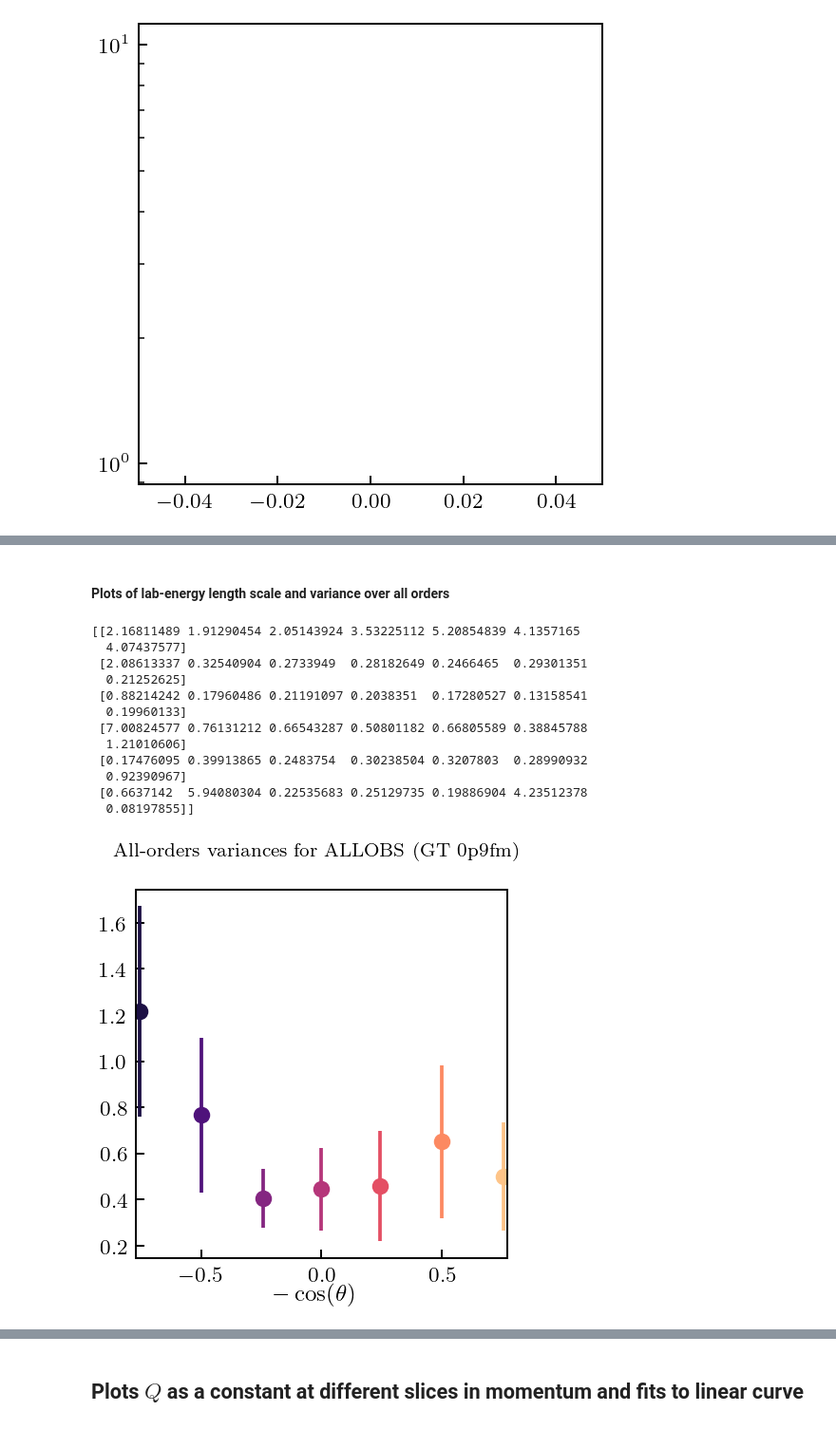
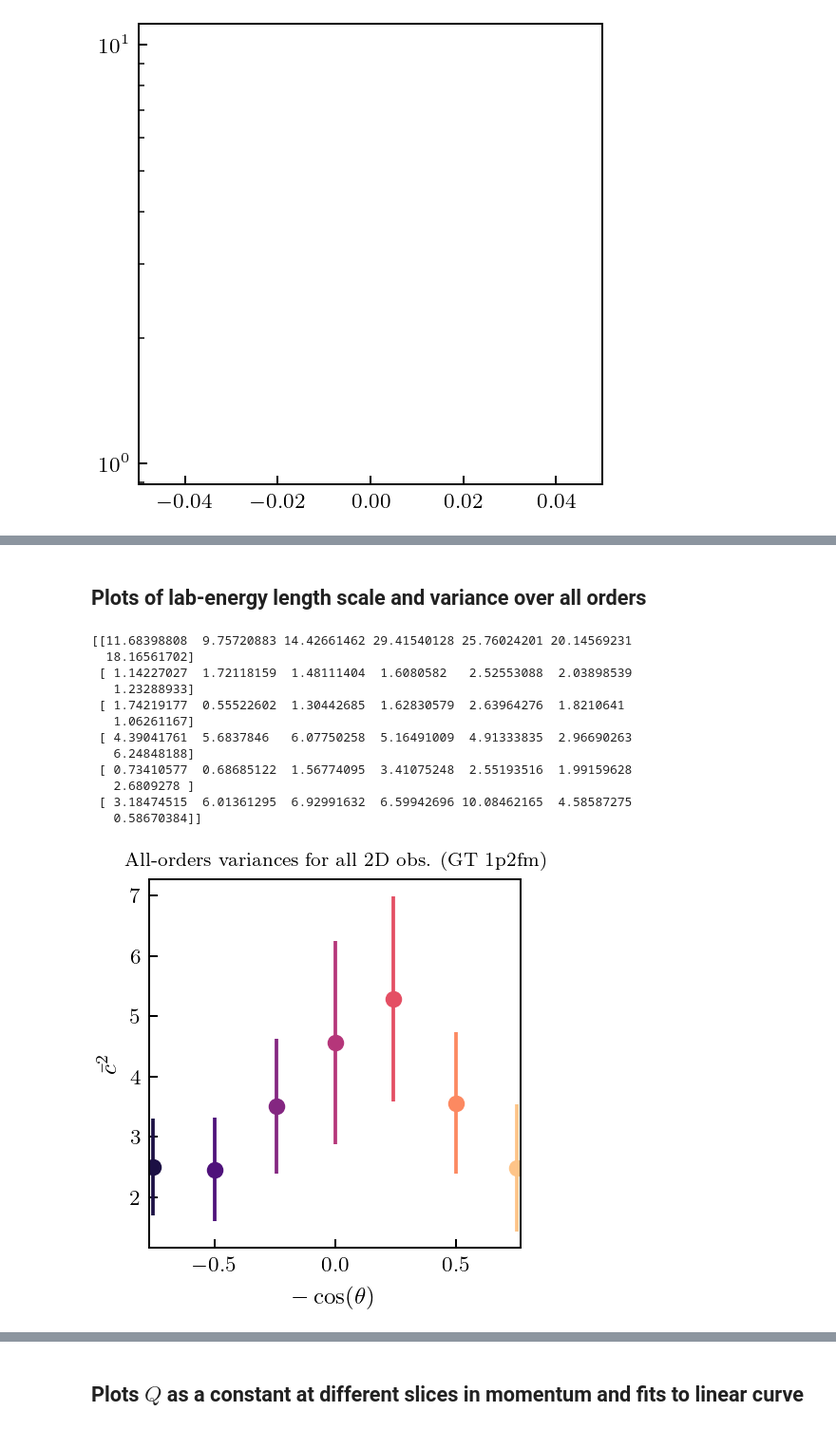
Before and after one commit to buqeye/modern_nn_potentials, a Jupyter notebook: notebooks/paper_figures_2.ipynb, the cells around one changed output, grey strips where cells are left out. Shown at 95% size. Drawn from its saved outputs; the diff is of its cells as text; code cells hidden in the pictures.

```diff
--- a/notebooks/paper_figures_2.ipynb
+++ b/notebooks/paper_figures_2.ipynb
@@ -441,5 +624,5 @@ fig_fit_sgt_ho.savefig('figures2/' + 'Lambdab_vs_meff_sgt_ho')
 #### Sets meshes and extracts coefficients from the data for a particular observable and potential
 # %%
 # sets the potential of interest
-ScaleScheme = GT0p9fm
+ScaleScheme = GT1p2fm
 # %%
@@ -1593,23 +1635,22 @@ norm_deg = mpl.colors.Normalize(vmin=np.min(degrees_input), vmax=np.max(degrees_
 # %% [markdown]
-#### Plots of lab-energy length scale and variance over all orders
+## Plots of lab-energy length scale and variance over all orders
 # %%
-def qcm_power(x, a, b):
-#     return a + b * np.sqrt(1 + x)**(6)
-    return a + b * x
-
 axs_deg_var_all_array = np.array([])
 axs_deg_var_all_stddev_array = np.array([])
 
 # obs_var_name_array_name = obs_data_name
 # obs_var_name_array = [obs_var_name_array_name]
+# obs_var_label_array = [obs_data_label]
 obs_var_name_array_name = "ALLOBS"
 obs_var_name_array = ["DSG", "D", "AXX", "AYY", "A", "AY"]
+obs_var_label_array = ["all 2D obs."]
 
 # create figure with n_orders subplots
 fig_deg_var_all, axs_deg_var_all = plt.subplots(1, 1, sharex = True, sharey=True,
                                                 figsize=(2.8, 2.8))
-fig_deg_var_all.supxlabel(degrees_label, size = 10)
-fig_deg_var_all.suptitle('All-orders variances for ' + obs_var_name_array_name + " (" +
+axs_deg_var_all.set_xlabel(degrees_label, size = 10)
+axs_deg_var_all.set_ylabel(r"$\bar{c}^{2}$", size = 10)
+axs_deg_var_all.set_title('All-orders variances for ' + obs_var_label_array[0] + " (" +
              ScaleScheme.potential_string + " " + ScaleScheme.cutoff_string + ")", size = 8)
 # axs_deg_var_all.semilogx()
 # axs_deg_var_all.semilogy()
@@ -1647,81 +1688,56 @@ for ovna_idx, ovna in enumerate(obs_var_name_array):
             n_restarts_optimizer=100,
             random_state=None,
             sd=None)
+        # fits the GP
         gp.fit(X_train_tlab,
                np.reshape(coeffs_surfaces_ovna[:, :, np.isin(degrees_input, d)].T,
                          (len(t_lab),
                          np.shape(coeffs_surfaces_ovna)[0]))[np.isin(t_lab_input, X_train_tlab), :])
-    #     ls_fit = np.exp(gp.kernel_.theta)
-    #     axs_deg_ls_all.scatter(d,
-    #                 ls_fit,
-    #                 c = mpl.cm.ScalarMappable(norm=norm_deg, cmap=cmap_deg).to_rgba(d))
 
+        # extracts the variance and assesses its error bars as scaled-inverse-chi-squared-distributed
         pred, std = gp.predict(X_tlab, return_std=True)
         underlying_std = gp.cov_factor_
         stddev_underlying_std = underlying_std * np.sqrt(2 / (gp.df_ - 4))
-    #     axs_deg_var_all.scatter(d,
-    #                 underlying_std,
-    #                 c = mpl.cm.ScalarMappable(norm=norm_deg, cmap=cmap_deg).to_rgba(d))
-#         axs_deg_var_all.errorbar(d,
-#                     underlying_std,
-#                     yerr = stddev_underlying_std,
-#                     c = mpl.cm.ScalarMappable(norm=norm_deg, cmap=cmap_deg).to_rgba(d),
-#                     fmt = 'o')
 
         # appends variance values to an array
         axs_deg_var_all_array = np.append(axs_deg_var_all_array, underlying_std)
         axs_deg_var_all_stddev_array = np.append(axs_deg_var_all_stddev_array, stddev_underlying_std)
 
-# # fits the points to a line
-# popt, pcov = scipy.optimize.curve_fit(qcm_power, degrees_subset,
-#                                     axs_deg_var_all_array,
-#                                     sigma = axs_deg_var_all_stddev_array)
-
-# # plots the line of best fit
-# axs_deg_var_all.plot(degrees_input,
-#             qcm_power(degrees_input, popt[0], popt[1]),
-#             color = "green",
-# #            label = orders_labels_dict[len(ScaleSchemeQ_list[ss_idx].orders_full) - orders_ell + o_idx + 1] +
-# # #                     rf": $\Lambda_{{b}} = {popt[0]:3.0f}\,\mathrm{{MeV}}, m_{{\mathrm{{eff}}}} = {popt[1]:3.0f}\,\mathrm{{MeV}}$",
-# #             rf": $({popt[0]:2.0f} \pm {np.sqrt(pcov[0, 0]):2.0f}) x \wedge ({popt[1]:1.1f} \pm {np.sqrt(pcov[1, 1]):1.1f})$",
-#             zorder = 10)
-# # prints the best fit values
-# print("constant = " + str(popt[0]) + " +/- " + str(np.sqrt(pcov[0, 0])))
-# print("linear = " + str(popt[1]) + " +/- " + str(np.sqrt(pcov[1, 1])))
-# # print("power = " + str(popt[1]) + " +/- " + str(np.sqrt(pcov[1, 1])))
-
+# reshapes the arrays for plotting
 axs_deg_var_all_array = np.reshape(axs_deg_var_all_array,
                                     (len(obs_var_name_array), len(degrees_subset)))
-print(axs_deg_var_all_array)
 axs_deg_var_all_stddev_array = np.reshape(axs_deg_var_all_stddev_array,
                                     (len(obs_var_name_array), len(degrees_subset)))
 
+# plots variances with error bars
 for d in degrees_subset:
     axs_deg_var_all.errorbar(d,
                     (np.prod(axs_deg_var_all_array, axis = 0)**(1 / len(obs_var_name_array)))[np.isin(degrees_subset, d)],
                     yerr = (np.sum(axs_deg_var_all_stddev_array, axis = 0) / len(obs_var_name_array))[np.isin(degrees_subset, d)],
                     c = mpl.cm.ScalarMappable(norm=norm_deg, cmap=cmap_deg).to_rgba(d),
                     fmt = 'o')
 
+# sets x-axis limits
 axs_deg_var_all.set_xlim(left = np.min(degrees_subset) - 0.01 * (np.max(degrees_subset) - np.min(degrees_subset)),
                          right = np.max(degrees_subset) + 0.01 * (np.max(degrees_subset) - np.min(degrees_subset)))
 
 # saves figures
+fig_deg_var_all.tight_layout()
 fig_deg_var_all.savefig('figures2/' + 'var' + '_' + 'deg_slices' + '_' + 'allorders' + '_' +
                     ScaleScheme.potential_string + ScaleScheme.cutoff_string + '_' +
                     obs_var_name_array_name + '_Q' + Q_type + '_' + p_type + '_' + t_lab_name + '_' +
                     degrees_name)
 # %% [output]
-[[2.16811489 1.91290454 2.05143924 3.53225112 5.20854839 4.1357165
-  4.07437577]
- [2.08613337 0.32540904 0.2733949  0.28182649 0.2466465  0.29301351
-  0.21252625]
- [0.88214242 0.17960486 0.21191097 0.2038351  0.17280527 0.13158541
-  0.19960133]
- [7.00824577 0.76131212 0.66543287 0.50801182 0.66805589 0.38845788
-  1.21010606]
- [0.17476095 0.39913865 0.2483754  0.30238504 0.3207803  0.28990932
-  0.92390967]
- [0.6637142  5.94080304 0.22535683 0.25129735 0.19886904 4.23512378
-  0.08197855]]
+[[11.68398808  9.75720883 14.42661462 29.41540128 25.76024201 20.14569231
+  18.16561702]
+ [ 1.14227027  1.72118159  1.48111404  1.6080582   2.52553088  2.03898539
+   1.23288933]
+ [ 1.74219177  0.55522602  1.30442685  1.62830579  2.63964276  1.8210641
+   1.06261167]
+ [ 4.39041761  5.6837846   6.07750258  5.16491009  4.91333835  2.96690263
+   6.24848188]
+ [ 0.73410577  0.68685122  1.56774095  3.41075248  2.55193516  1.99159628
+   2.6809278 ]
+ [ 3.18474515  6.01361295  6.92991632  6.59942696 10.08462165  4.58587275
+   0.58670384]]
-[figure, old version]
+[figure, new version]
```
Also changed, not shown: parts of 42 cells of this notebook, 28 other files.
